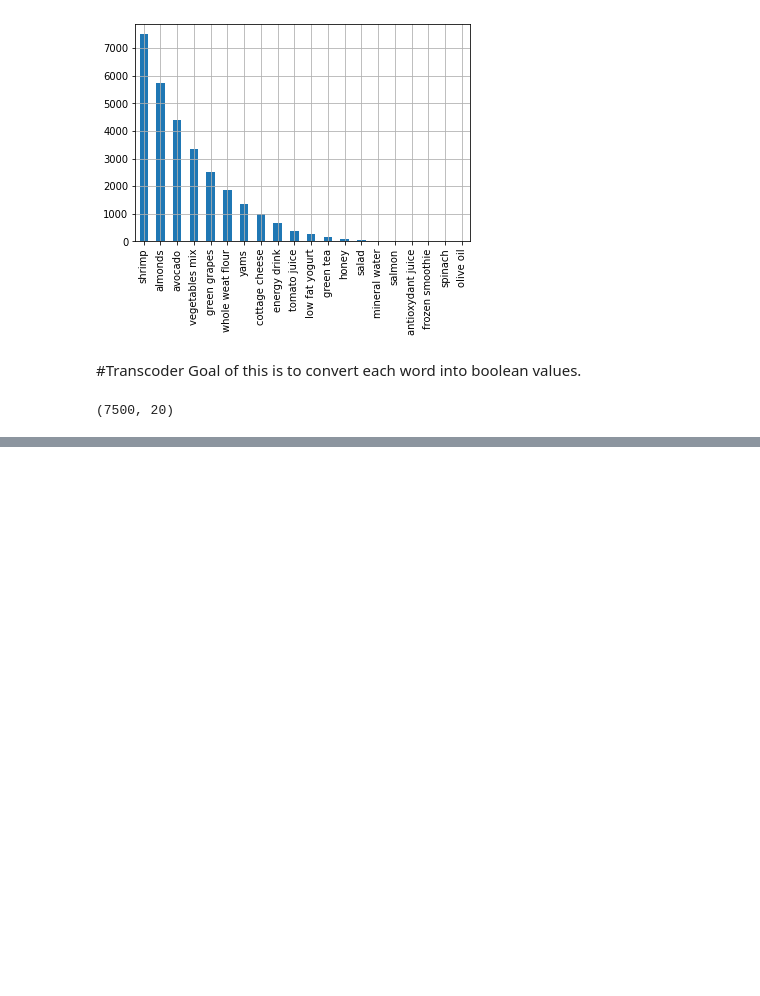
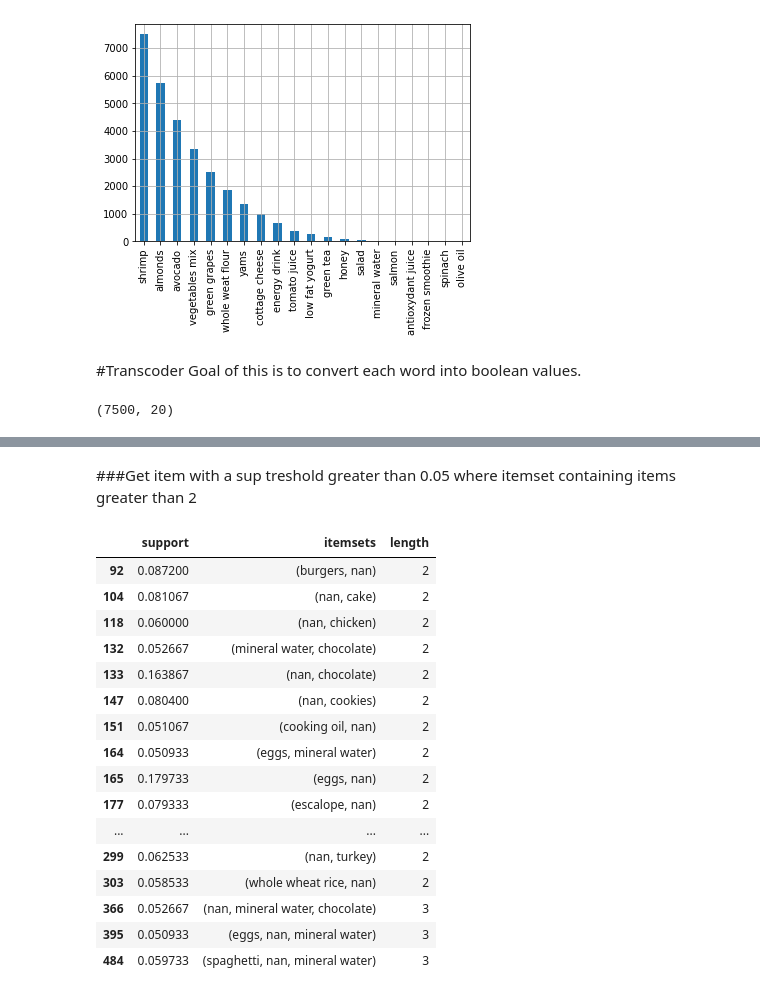
Before and after one commit to mosh98/GroceryDatasetExploration, a Jupyter notebook: GroceryStore_Dataset_exploration.ipynb, the cells around one changed output, grey strips where cells are left out. Cells and saved outputs as stored; diff of their text form; code cells hidden in the pictures; blank space fills up the shorter version.

```diff
--- a/GroceryStore_Dataset_exploration.ipynb
+++ b/GroceryStore_Dataset_exploration.ipynb
@@ -230,0 +155,22 @@ resultsinDataFrame_2.nlargest(n = 1000, columns = 'Support')
+# %% [markdown]
+###Get item with a sup treshold greater than 0.05 where itemset containing items greater than 2
+# %%
+df1[(df1['length']>=2) & (df1['support']>=0.05)]
+# %% [output]
+|  | support | itemsets | length |
+| 92 | 0.087200 | (burgers, nan) | 2 |
+| 104 | 0.081067 | (nan, cake) | 2 |
+| 118 | 0.060000 | (nan, chicken) | 2 |
+| 132 | 0.052667 | (mineral water, chocolate) | 2 |
+| 133 | 0.163867 | (nan, chocolate) | 2 |
+| 147 | 0.080400 | (nan, cookies) | 2 |
+| 151 | 0.051067 | (cooking oil, nan) | 2 |
+| 164 | 0.050933 | (eggs, mineral water) | 2 |
+| 165 | 0.179733 | (eggs, nan) | 2 |
+| 177 | 0.079333 | (escalope, nan) | 2 |
+| ... | ... | ... | ... |
+| 299 | 0.062533 | (nan, turkey) | 2 |
+| 303 | 0.058533 | (whole wheat rice, nan) | 2 |
+| 366 | 0.052667 | (nan, mineral water, chocolate) | 3 |
+| 395 | 0.050933 | (eggs, nan, mineral water) | 3 |
+| 484 | 0.059733 | (spaghetti, nan, mineral water) | 3 |
```
Also changed, not shown: parts of 25 cells of this notebook.
